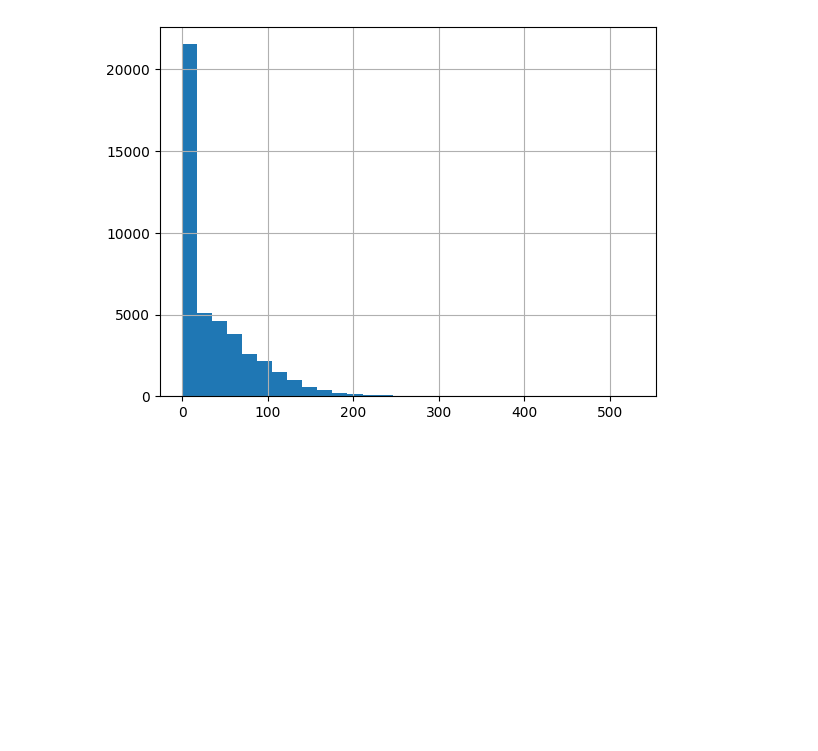
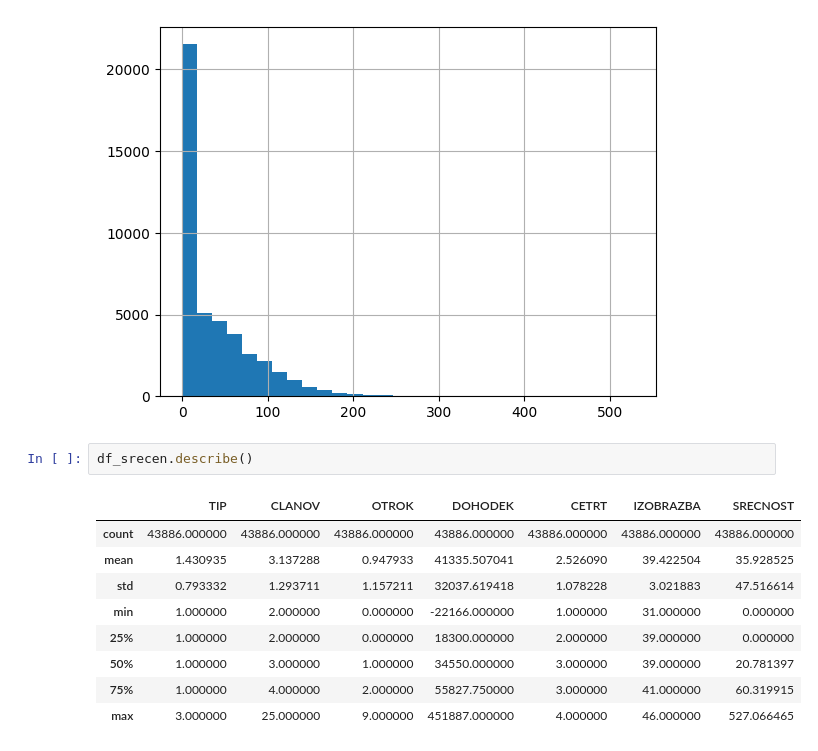
Before and after one commit to MartinZust123/Analysis-of-data-about-Kibergrad, a Jupyter notebook: Priloge/Kibergrad_analiza.ipynb, the cells around one changed output. Saved outputs shown, nothing was run; the diff lists cells and outputs as text; blank space fills up the shorter version.

```diff
--- a/Priloge/Kibergrad_analiza.ipynb
+++ b/Priloge/Kibergrad_analiza.ipynb
@@ -238,3 +238,15 @@ df["SRECNOST"].hist(bins=30)
 # %% [output]
 <Axes: >
 [figure]
+# %%
+df_srecen.describe()
+# %% [output]
+|  | TIP | CLANOV | OTROK | DOHODEK | CETRT | IZOBRAZBA | SRECNOST |
+| count | 43886.000000 | 43886.000000 | 43886.000000 | 43886.000000 | 43886.000000 | 43886.000000 | 43886.000000 |
+| mean | 1.430935 | 3.137288 | 0.947933 | 41335.507041 | 2.526090 | 39.422504 | 35.928525 |
+| std | 0.793332 | 1.293711 | 1.157211 | 32037.619418 | 1.078228 | 3.021883 | 47.516614 |
+| min | 1.000000 | 2.000000 | 0.000000 | -22166.000000 | 1.000000 | 31.000000 | 0.000000 |
+| 25% | 1.000000 | 2.000000 | 0.000000 | 18300.000000 | 2.000000 | 39.000000 | 0.000000 |
+| 50% | 1.000000 | 3.000000 | 1.000000 | 34550.000000 | 3.000000 | 39.000000 | 20.781397 |
+| 75% | 1.000000 | 4.000000 | 2.000000 | 55827.750000 | 3.000000 | 41.000000 | 60.319915 |
+| max | 3.000000 | 25.000000 | 9.000000 | 451887.000000 | 4.000000 | 46.000000 | 527.066465 |
```
Also changed, not shown: parts of 1 cell of this notebook.
